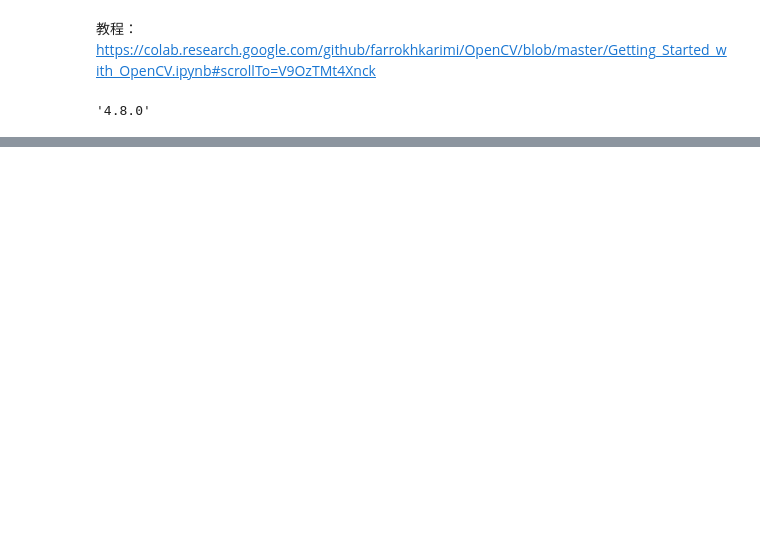
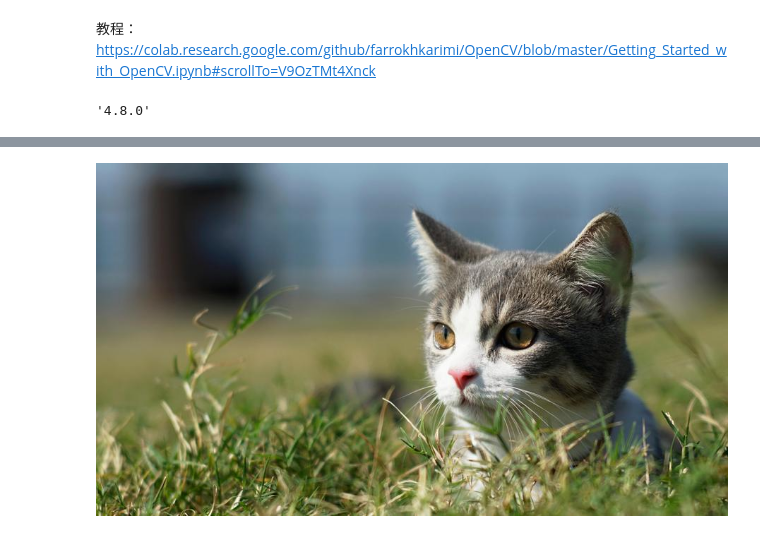
Before and after one commit to ailunguo/Test, a Jupyter notebook: Opencv_Test/Test1.ipynb, the cells around one changed output, grey strips where cells are left out. Cells and saved outputs as stored; diff of their text form; code cells hidden in the pictures; blank space fills up the shorter version.

```diff
--- a/Opencv_Test/Test1.ipynb
+++ b/Opencv_Test/Test1.ipynb
@@ -24,0 +41,4 @@ AttributeError: ignored
+# %%
+cv2_imshow(cat)
+# %% [output]
+[figure, added]
```
Also changed, not shown: parts of 19 cells of this notebook.
